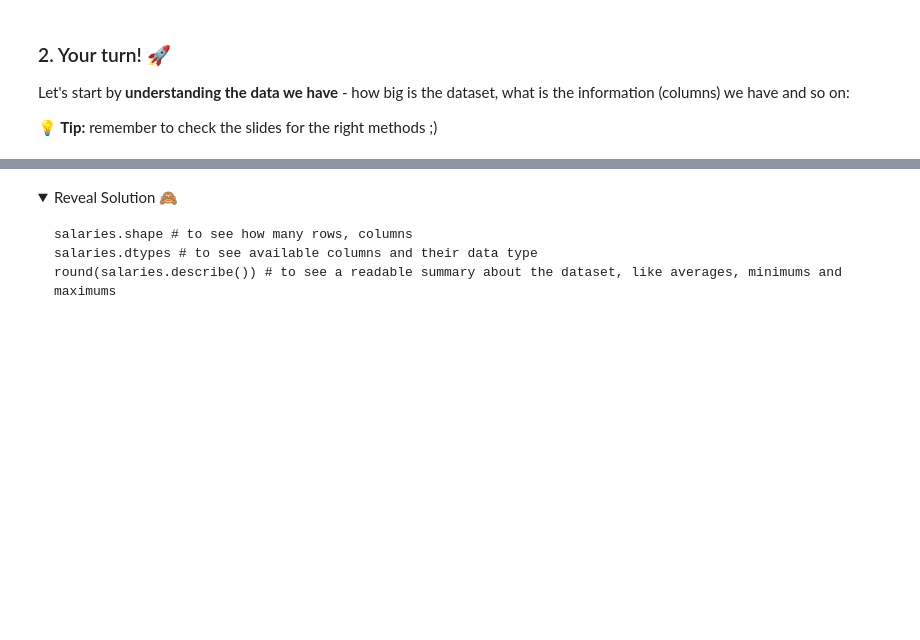
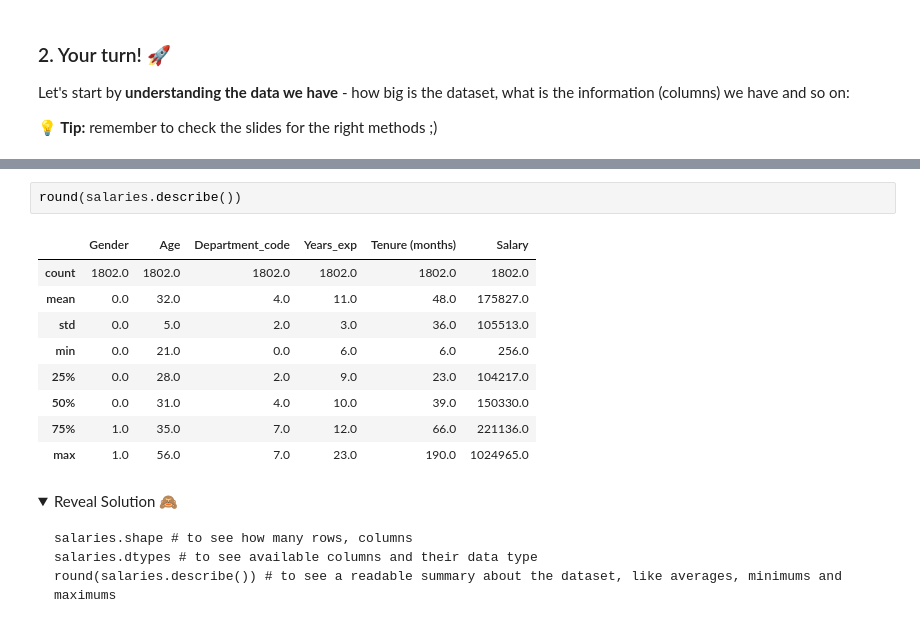
Before and after one commit to lewagonjapan/data-science-foundations, a Jupyter notebook: machine-learning/1. Linear Regression - Salary Predictions.ipynb, the cells around one changed output, grey strips where cells are left out. Cells and saved outputs as stored; diff of their text form; folded sections open; blank space fills up the shorter version.

```diff
--- a/machine-learning/1. Linear Regression - Salary Predictions.ipynb
+++ b/machine-learning/1. Linear Regression - Salary Predictions.ipynb
@@ -117,3 +177,15 @@ Let's start by **understanding the data we have** - how big is the dataset, what
+# %%
+round(salaries.describe())
+# %% [output]
+|  | Gender | Age | Department_code | Years_exp | Tenure (months) | Salary |
+| count | 1802.0 | 1802.0 | 1802.0 | 1802.0 | 1802.0 | 1802.0 |
+| mean | 0.0 | 32.0 | 4.0 | 11.0 | 48.0 | 175827.0 |
+| std | 0.0 | 5.0 | 2.0 | 3.0 | 36.0 | 105513.0 |
+| min | 0.0 | 21.0 | 0.0 | 6.0 | 6.0 | 256.0 |
+| 25% | 0.0 | 28.0 | 2.0 | 9.0 | 23.0 | 104217.0 |
+| 50% | 0.0 | 31.0 | 4.0 | 10.0 | 39.0 | 150330.0 |
+| 75% | 1.0 | 35.0 | 7.0 | 12.0 | 66.0 | 221136.0 |
+| max | 1.0 | 56.0 | 7.0 | 23.0 | 190.0 | 1024965.0 |
 # %% [markdown]
 <details>
     <summary>Reveal Solution 🙈</summary>
```
Also changed, not shown: parts of 30 cells of this notebook, 3 other files.
